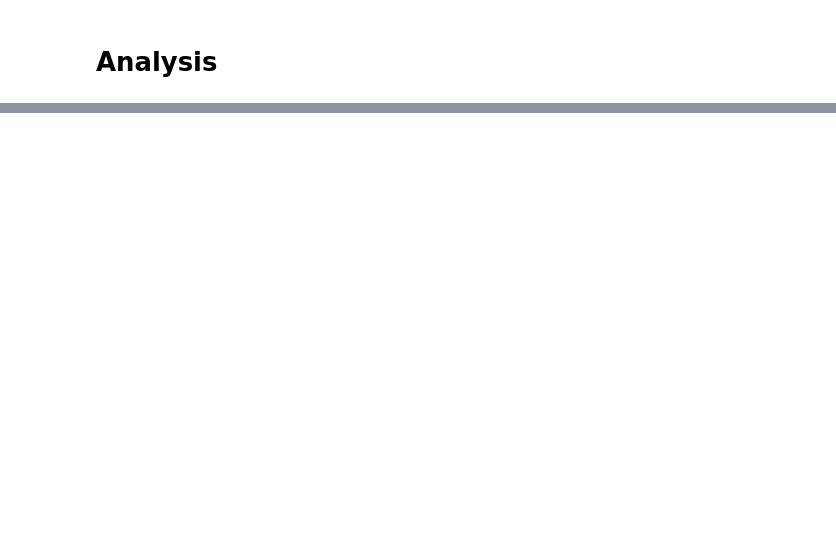
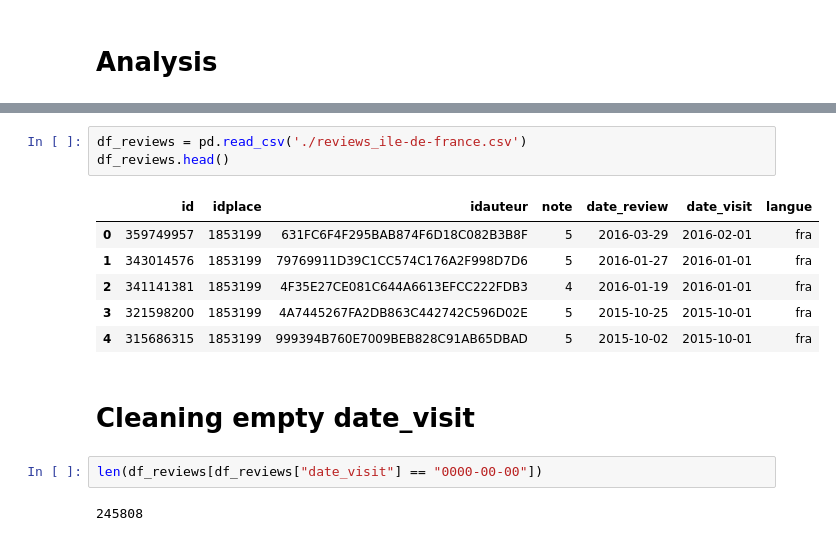
Before and after one commit to Yaskomega/TourismIndicator, a Jupyter notebook: graph.ipynb, the cells around one changed output, grey strips where cells are left out. Cells and saved outputs as stored; diff of their text form; blank space fills up the shorter version.

```diff
--- a/graph.ipynb
+++ b/graph.ipynb
@@ -80,3 +76,19 @@ HeatMap(df[['latitude', 'longitude', 'nbAvis']].values.tolist()).add_to(m)
 m
 # %% [output]
 [interactive output not drawn]
+# %%
+df_reviews = pd.read_csv('./reviews_ile-de-france.csv')
+df_reviews.head()
+# %% [output]
+|  | id | idplace | idauteur | note | date_review | date_visit | langue |
+| 0 | 359749957 | 1853199 | 631FC6F4F295BAB874F6D18C082B3B8F | 5 | 2016-03-29 | 2016-02-01 | fra |
+| 1 | 343014576 | 1853199 | 79769911D39C1CC574C176A2F998D7D6 | 5 | 2016-01-27 | 2016-01-01 | fra |
+| 2 | 341141381 | 1853199 | 4F35E27CE081C644A6613EFCC222FDB3 | 4 | 2016-01-19 | 2016-01-01 | fra |
+| 3 | 321598200 | 1853199 | 4A7445267FA2DB863C442742C596D02E | 5 | 2015-10-25 | 2015-10-01 | fra |
+| 4 | 315686315 | 1853199 | 999394B760E7009BEB828C91AB65DBAD | 5 | 2015-10-02 | 2015-10-01 | fra |
+# %% [markdown]
+# Cleaning empty date_visit
+# %%
+len(df_reviews[df_reviews["date_visit"] == "0000-00-00"])
+# %% [output]
+245808
```
Also changed, not shown: parts of 24 cells of this notebook, 5 other files.
